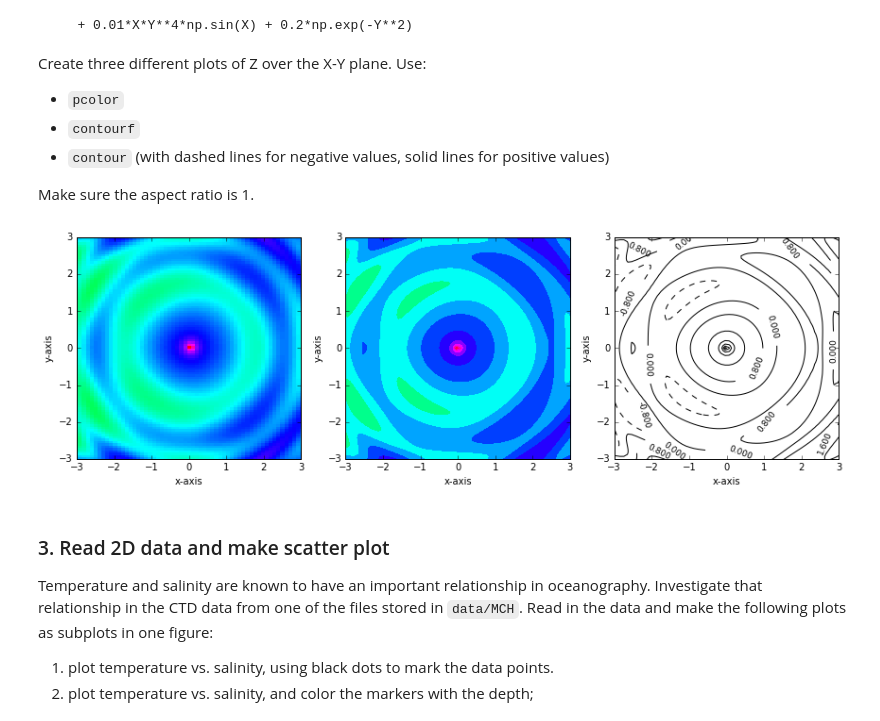
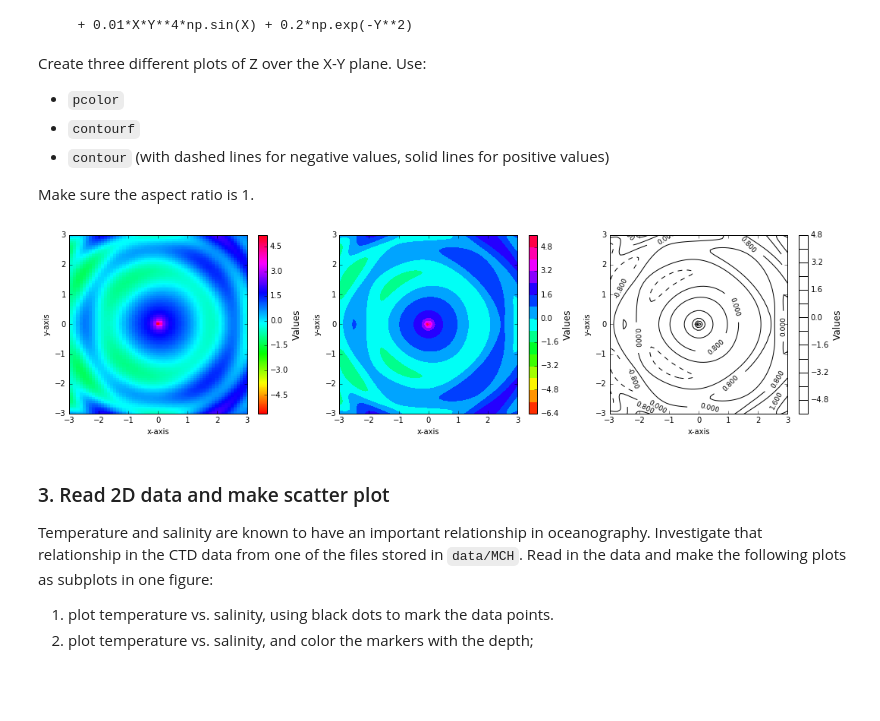
Before and after one commit to johntamu/python4geosciences-hw, a Jupyter notebook: hw04-solutions.ipynb, the cells around one changed output. Drawn from its saved outputs; the diff is of its cells as text; code cells hidden in the pictures; blank space fills up the shorter version.

```diff
--- a/hw04-solutions.ipynb
+++ b/hw04-solutions.ipynb
@@ -161,39 +191,42 @@ Z = np.cos(X**2+Y**2)*(X**2+Y**2)**-0.25 + 0.2*X*Y*np.sin(Y) \
 # plt.contourf(X,Y,Z, cmap='hsv') # Use a non-sequential color map
 # plt.show()
 # plt.contour(X,Y,Z, cmap='hsv')
 # plt.show()
 
-fig01 = plt.figure(figsize=(12,4))
+fig01 = plt.figure(figsize=(15,4)) # Get aspect ratio close to one while also using color bars
+# If not using colorbars, can do figsize=(12,4) because 12/4 = 3 (three subplots)
 ax = fig01.add_subplot(1,3,1)
 bb = ax.pcolor(X,Y,Z, cmap='hsv')
 ax.set_xlim(-3,3)
 ax.set_ylim(-3,3)
 ax.set_ylabel('y-axis')
 ax.set_xlabel('x-axis')
-# cb1 = plt.colorbar(bb, ax=ax)
-# cb1.set_label('Values', fontsize=12)
+cb1 = plt.colorbar(bb, ax=ax)
+cb1.set_label('Values', fontsize=12)
 
 ax2 = fig01.add_subplot(1,3,2)
 aa = ax2.contourf(X,Y,Z,15, cmap='hsv')
 ax2.set_ylabel('y-axis')
 ax2.set_xlabel('x-axis')
 ax2.set_xlim(-3,3)
 ax2.set_ylim(-3,3)
-# cb2 = plt.colorbar(aa, ax=ax2)
-# cb2.set_label('Values', fontsize=12)
+cb2 = plt.colorbar(aa, ax=ax2)
+cb2.set_label('Values', fontsize=12)
 
 ax3 = fig01.add_subplot(1,3,3)
 #plt.rcParams['contour.negative_linestyle'] = 'dashed' # If only black and white, negatives are dashed by default
 CS = ax3.contour(X,Y,Z,15, colors='k')
 ax3.clabel(CS, fontsize=9, inline=1)
 ax3.set_xlim(-3,3)
 ax3.set_ylim(-3,3)
+cb3 = plt.colorbar(CS,ax=ax3)
+cb3.set_label('Values', fontsize=12)
 ax3.set_ylabel('y-axis')
 ax3.set_xlabel('x-axis')
 
 fig01.tight_layout()
 # %% [output]
-[figure, old version]
+[figure, new version]
 # %% [markdown]
 ### 3. Read 2D data and make scatter plot
 
```
Also changed, not shown: parts of 11 cells of this notebook.
